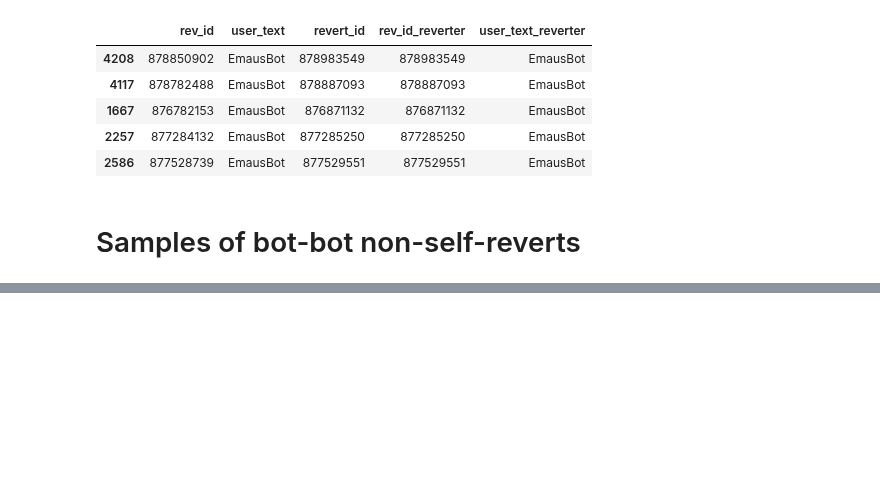
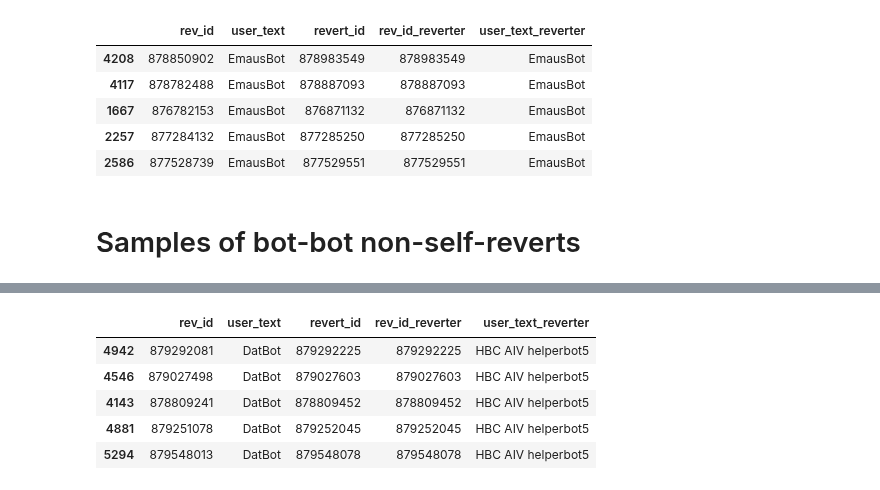
Before and after one commit to levon003/wiki-ores-feedback, a Jupyter notebook: reu2021/bot_reverts_analyses.ipynb, the cells around one changed output, grey strips where cells are left out. Cells and saved outputs as stored; diff of their text form; code cells hidden in the pictures; blank space fills up the shorter version.

```diff
--- a/reu2021/bot_reverts_analyses.ipynb
+++ b/reu2021/bot_reverts_analyses.ipynb
@@ -206,0 +212,9 @@ Samples of bot-bot non-self-reverts
+# %%
+bot_bot_reverts[bot_bot_reverts.user_text == "DatBot"].sample(n=5, random_state=1)
+# %% [output]
+|  | rev_id | user_text | revert_id | rev_id_reverter | user_text_reverter |
+| 4942 | 879292081 | DatBot | 879292225 | 879292225 | HBC AIV helperbot5 |
+| 4546 | 879027498 | DatBot | 879027603 | 879027603 | HBC AIV helperbot5 |
+| 4143 | 878809241 | DatBot | 878809452 | 878809452 | HBC AIV helperbot5 |
+| 4881 | 879251078 | DatBot | 879252045 | 879252045 | HBC AIV helperbot5 |
+| 5294 | 879548013 | DatBot | 879548078 | 879548078 | HBC AIV helperbot5 |
```
Also changed, not shown: parts of 26 cells of this notebook.
